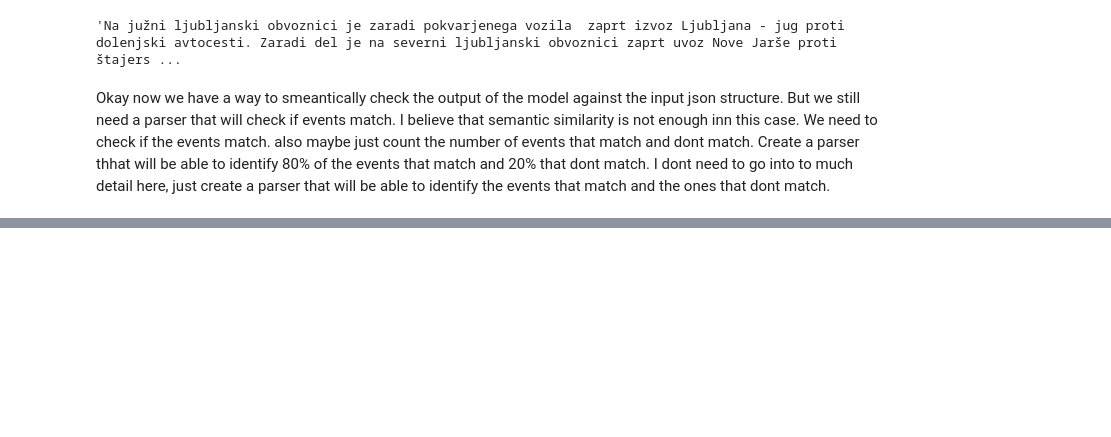
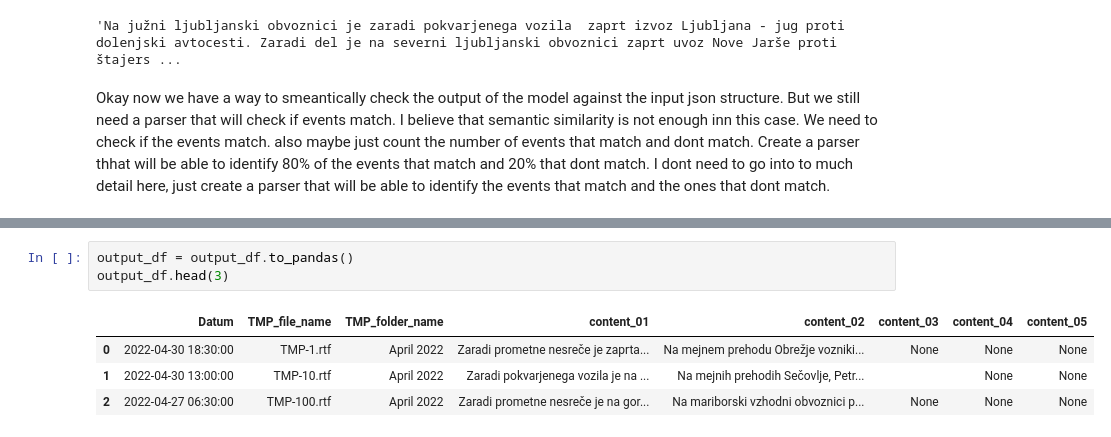
Before and after one commit to filipTurk/onjyfans2, a Jupyter notebook: report/code/DataProcessingPipline001.ipynb, the cells around one changed output, grey strips where cells are left out. Saved outputs shown, nothing was run; the diff lists cells and outputs as text; blank space fills up the shorter version.

```diff
--- a/report/code/DataProcessingPipline001.ipynb
+++ b/report/code/DataProcessingPipline001.ipynb
@@ -857,0 +958,8 @@ Event #1:
+# %%
+output_df = output_df.to_pandas()
+output_df.head(3)
+# %% [output]
+|  | Datum | TMP_file_name | TMP_folder_name | content_01 | content_02 | content_03 | content_04 | content_05 |
+| 0 | 2022-04-30 18:30:00 | TMP-1.rtf | April 2022 | Zaradi prometne nesreče je zaprta... | Na mejnem prehodu Obrežje vozniki... | None | None | None |
+| 1 | 2022-04-30 13:00:00 | TMP-10.rtf | April 2022 | Zaradi pokvarjenega vozila je na ... | Na mejnih prehodih Sečovlje, Petr... |  | None | None |
+| 2 | 2022-04-27 06:30:00 | TMP-100.rtf | April 2022 | Zaradi prometne nesreče je na gor... | Na mariborski vzhodni obvoznici p... | None | None | None |
```
Also changed, not shown: parts of 13 cells of this notebook.
